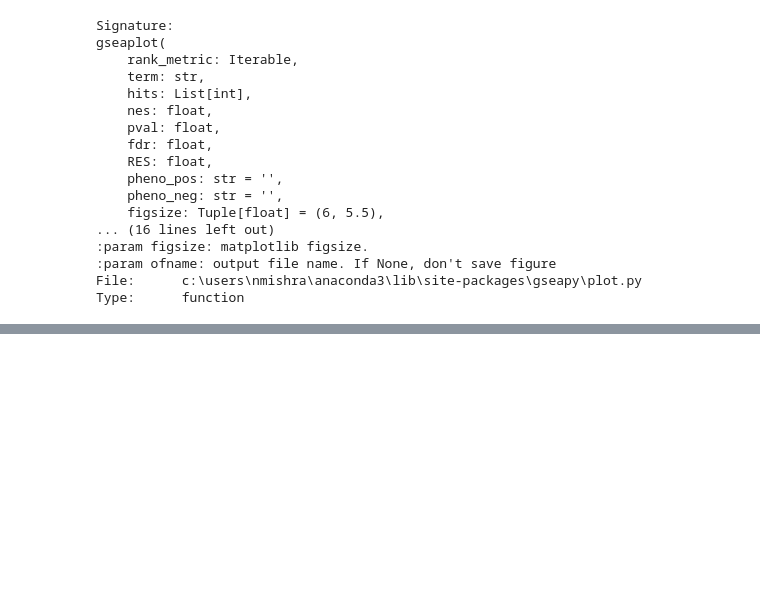
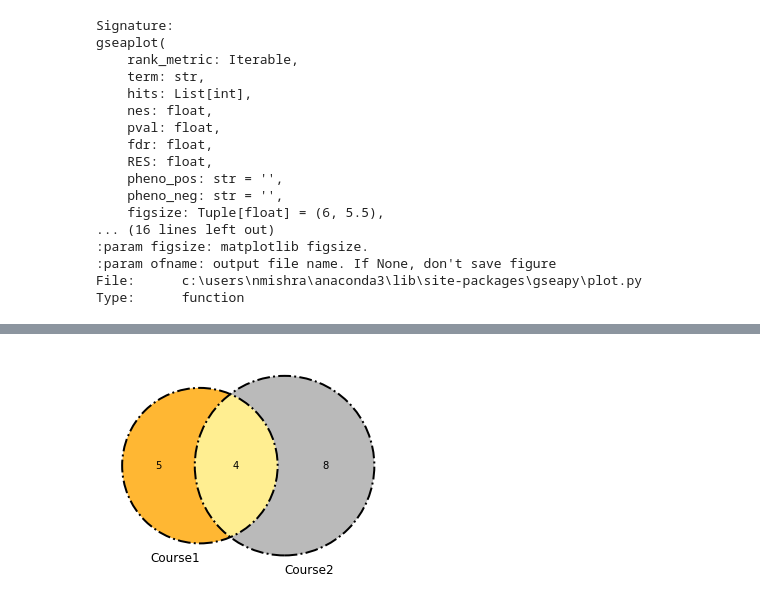
Before and after one commit to nitishkumarmishra/Python-codes, a Jupyter notebook: volcano.ipynb, the cells around one changed output, grey strips where cells are left out. Cells and saved outputs as stored; diff of their text form; code cells hidden in the pictures; blank space fills up the shorter version.

```diff
--- a/volcano.ipynb
+++ b/volcano.ipynb
@@ -533,0 +561,6 @@ Type:      function
+# %%
+venn2([set(Course1), set(Course2)],set_labels=('Course1', 'Course2'),set_colors=('orange', 'darkgrey'), alpha = 0.8)
+venn2_circles([set(Course1), set(Course2)], linestyle='-.', linewidth=2, color='black')
+plt.show()
+# %% [output]
+[figure, added]
```
Also changed, not shown: parts of 7 cells of this notebook.
